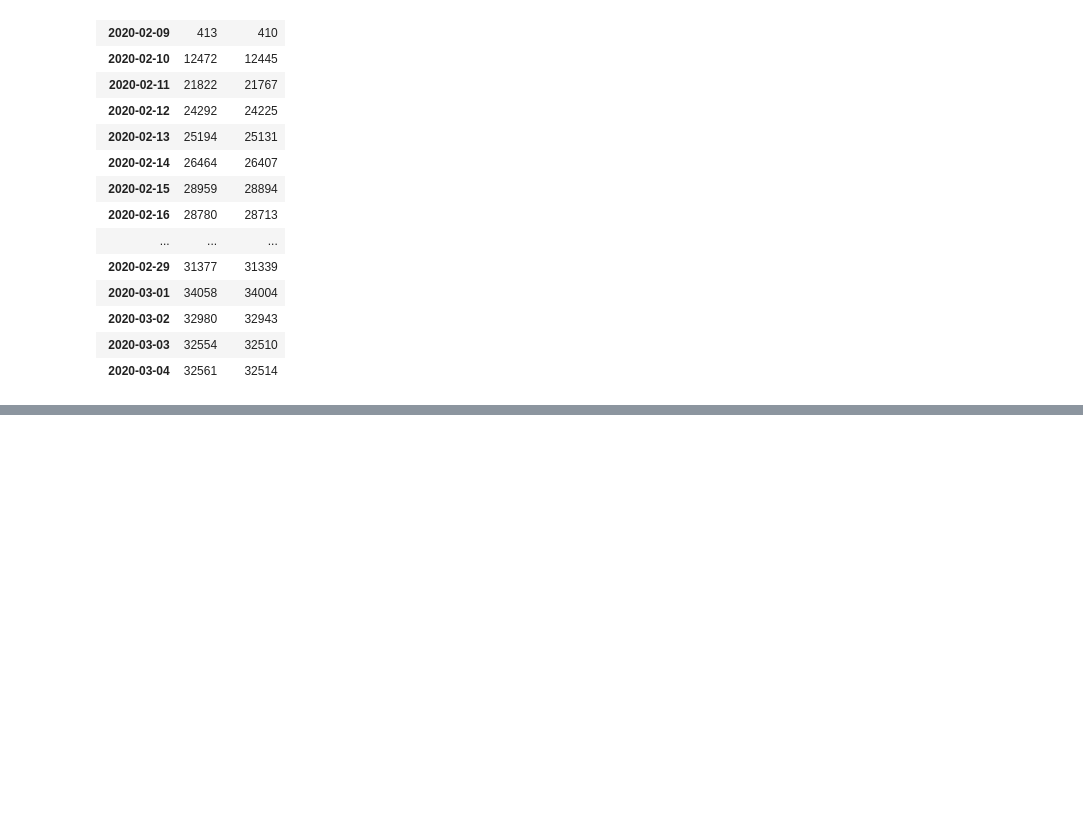
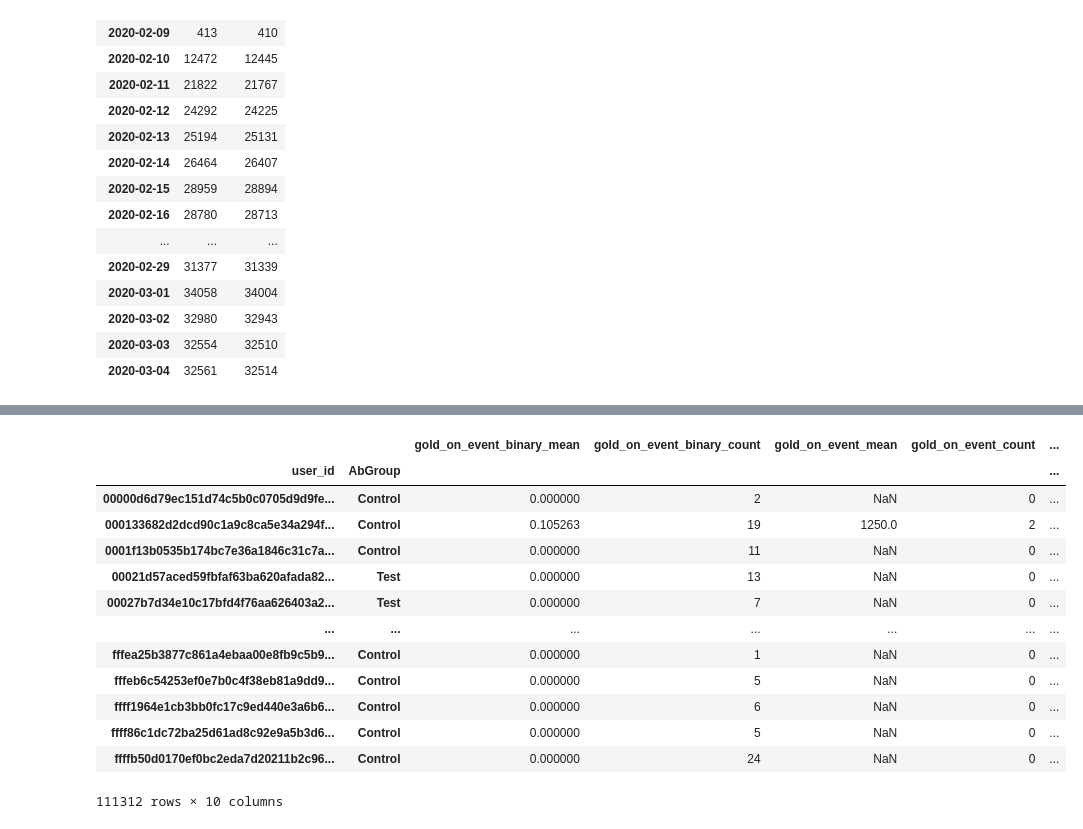
Before and after one commit to churkenberg/ab_test, a Jupyter notebook: test.ipynb, the cells around one changed output, grey strips where cells are left out. Saved outputs shown, nothing was run; the diff lists cells and outputs as text; code cells hidden in the pictures; blank space fills up the shorter version.

```diff
--- a/test.ipynb
+++ b/test.ipynb
@@ -132,0 +155,26 @@ data.head(10)
+# %%
+data_agg2 = (data.groupby(['user_id', 'AbGroup'])[['gold_on_event_binary',
+                                    'gold_on_event',
+                                    'gold_on_other_activities_binary',
+                                    'gold_on_other_activities']].agg({'gold_on_event_binary': ['mean', 'count'],
+                                    'gold_on_event': ['mean', 'count', 'median'],
+                                    'gold_on_other_activities_binary': ['mean', 'count'],
+                                    'gold_on_other_activities': ['mean', 'count', 'median']}))
+# %%
+data_agg2.columns = ['_'.join(col) for col in data_agg2.columns]
+data_agg2
+# %% [output]
+|  |  | gold_on_event_binary_mean | gold_on_event_binary_count | gold_on_event_mean | gold_on_event_count | ... |
+| user_id | AbGroup |  |  |  |  | ... |
+| 00000d6d79ec151d74c5b0c0705d9d9fe... | Control | 0.000000 | 2 | NaN | 0 | ... |
+| 000133682d2dcd90c1a9c8ca5e34a294f... | Control | 0.105263 | 19 | 1250.0 | 2 | ... |
+| 0001f13b0535b174bc7e36a1846c31c7a... | Control | 0.000000 | 11 | NaN | 0 | ... |
+| 00021d57aced59fbfaf63ba620afada82... | Test | 0.000000 | 13 | NaN | 0 | ... |
+| 00027b7d34e10c17bfd4f76aa626403a2... | Test | 0.000000 | 7 | NaN | 0 | ... |
+| ... | ... | ... | ... | ... | ... | ... |
+| fffea25b3877c861a4ebaa00e8fb9c5b9... | Control | 0.000000 | 1 | NaN | 0 | ... |
+| fffeb6c54253ef0e7b0c4f38eb81a9dd9... | Control | 0.000000 | 5 | NaN | 0 | ... |
+| ffff1964e1cb3bb0fc17c9ed440e3a6b6... | Control | 0.000000 | 6 | NaN | 0 | ... |
+| ffff86c1dc72ba25d61ad8c92e9a5b3d6... | Control | 0.000000 | 5 | NaN | 0 | ... |
+| ffffb50d0170ef0bc2eda7d20211b2c96... | Control | 0.000000 | 24 | NaN | 0 | ... |
+111312 rows × 10 columns
```
Also changed, not shown: parts of 38 cells of this notebook.
